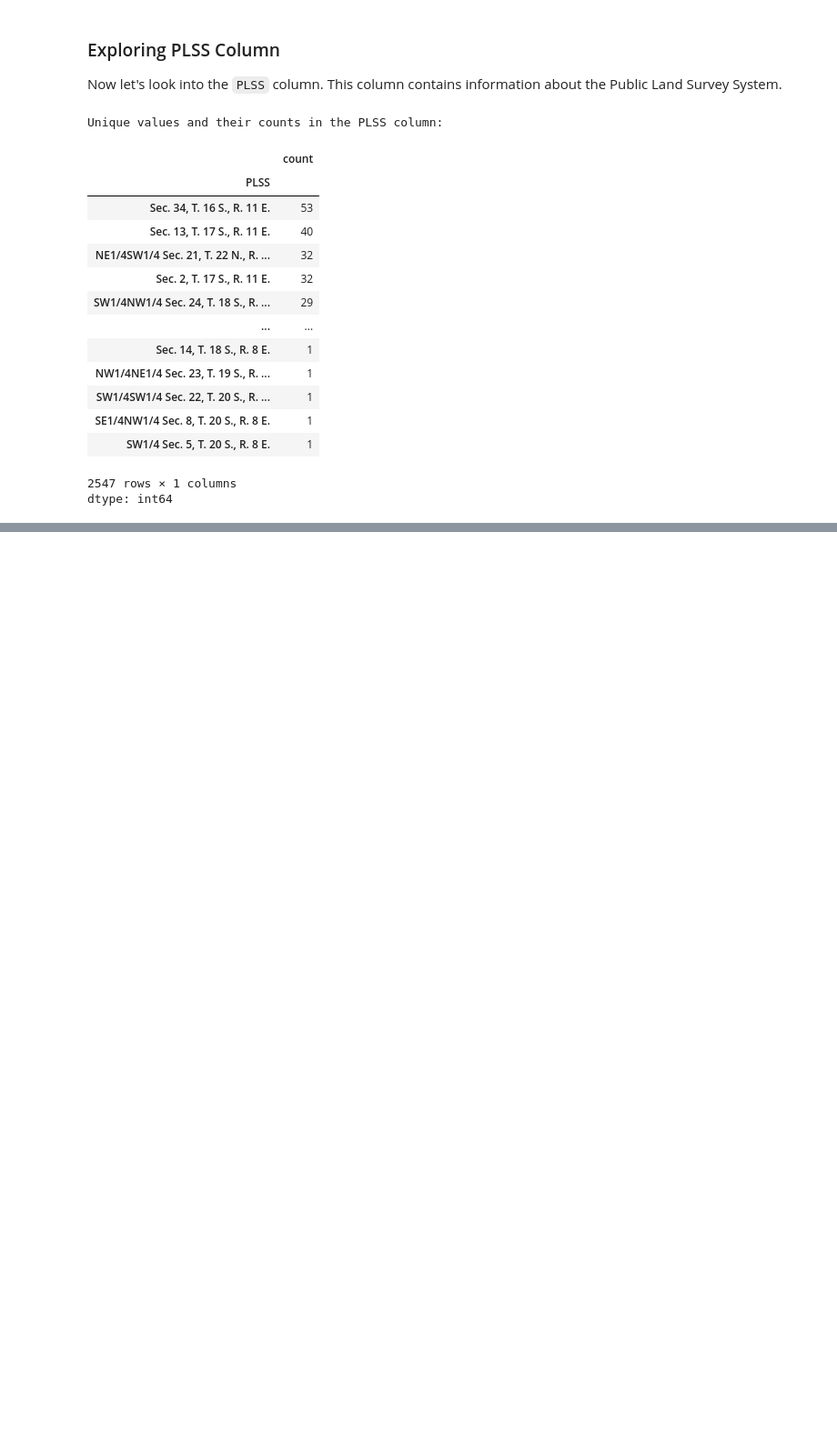
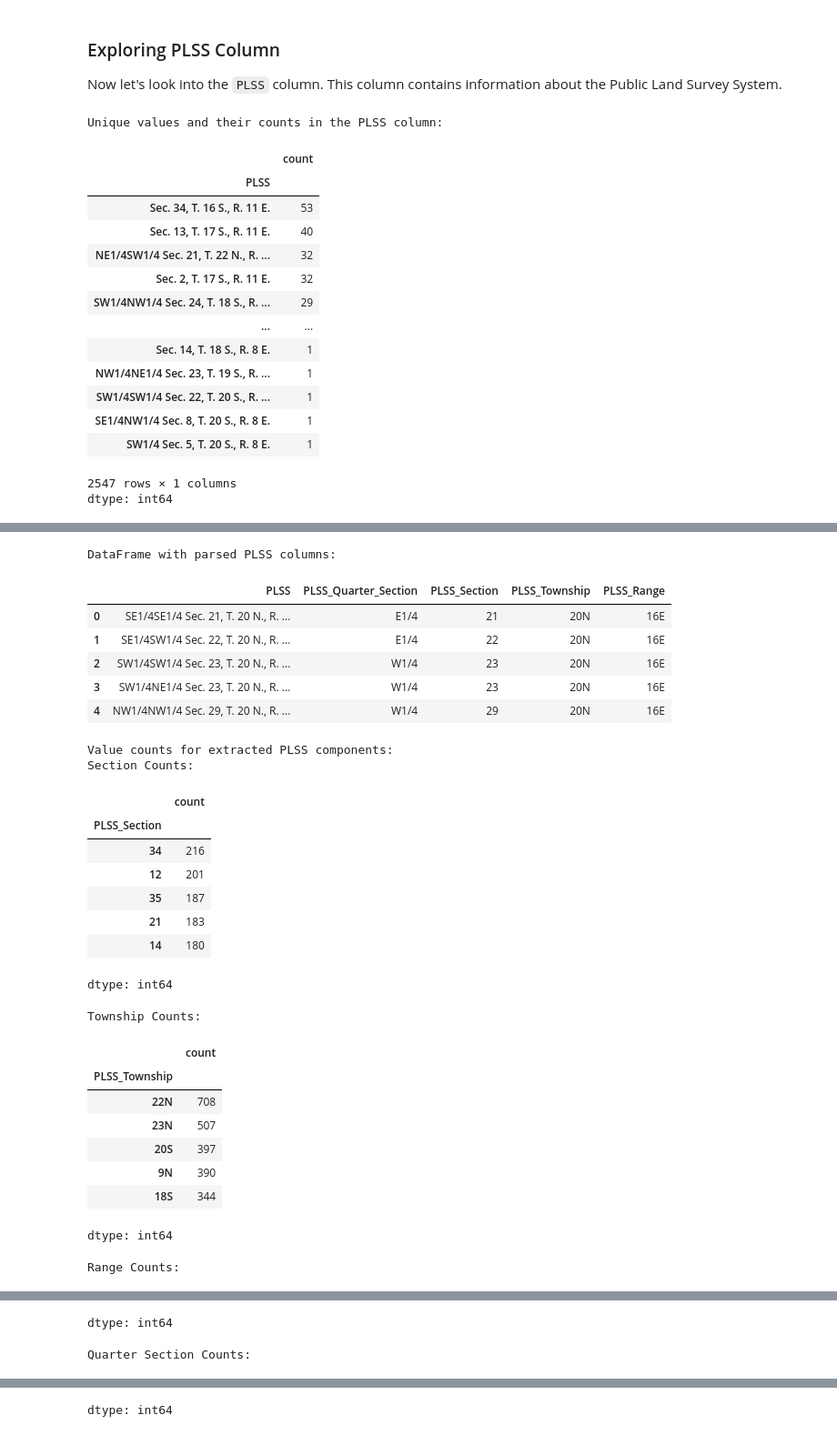
Before and after one commit to pallmallking/ALminerals, a Jupyter notebook: ALminerals.ipynb, the cells around one changed output, grey strips where cells are left out. Shown at 91% size. Cells and saved outputs as stored; diff of their text form; code cells hidden in the pictures; blank space fills up the shorter version.

```diff
--- a/ALminerals.ipynb
+++ b/ALminerals.ipynb
@@ -224,0 +246,76 @@ dtype: int64
+# %%
+import re
+
+def parse_plss(plss_str):
+    section = None
+    township = None
+    range_val = None
+    meridian = None # Added meridian
+
+    # Regex to capture Section, Township, Range, and optional Meridian
+    # This is a basic regex and might need adjustments based on the data's complexity
+    match = re.search(r'Sec\.?\s*(\d+).*T\.?\s*(\d+)\s*([NS]).*R\.?\s*(\d+)\s*([EW]).*', plss_str, re.IGNORECASE)
+    if match:
+        section = match.group(1)
+        township = match.group(2) + match.group(3) # Combine number and direction
+        range_val = match.group(4) + match.group(5) # Combine number and direction
+
+    # Additional regex to capture Quarter Sections (like NE1/4) if present
+    quarter_match = re.search(r'([NESW]1/4)([NESW]1/4)?', plss_str, re.IGNORECASE)
+    if quarter_match:
+        quarter_section = quarter_match.group(0) # Capture the whole quarter section part
+    else:
+        quarter_section = None
+
+
+    return quarter_section, section, township, range_val
+
+# Apply the function to the PLSS column and create new columns
+plss_parsed = df['PLSS'].apply(parse_plss)
+
+df['PLSS_Quarter_Section'] = plss_parsed.apply(lambda x: x[0])
+df['PLSS_Section'] = plss_parsed.apply(lambda x: x[1])
+df['PLSS_Township'] = plss_parsed.apply(lambda x: x[2])
+df['PLSS_Range'] = plss_parsed.apply(lambda x: x[3])
+
+
+print("DataFrame with parsed PLSS columns:")
+display(df[['PLSS', 'PLSS_Quarter_Section', 'PLSS_Section', 'PLSS_Township', 'PLSS_Range']].head())
+
+print("\nValue counts for extracted PLSS components:")
+print("Section Counts:")
+display(df['PLSS_Section'].value_counts().head())
+print("\nTownship Counts:")
+display(df['PLSS_Township'].value_counts().head())
+print("\nRange Counts:")
+display(df['PLSS_Range'].value_counts().head())
+print("\nQuarter Section Counts:")
+display(df['PLSS_Quarter_Section'].value_counts().head())
+# %% [output]
+DataFrame with parsed PLSS columns:
+|  | PLSS | PLSS_Quarter_Section | PLSS_Section | PLSS_Township | PLSS_Range |
+| 0 | SE1/4SE1/4 Sec. 21, T. 20 N., R. ... | E1/4 | 21 | 20N | 16E |
+| 1 | SE1/4SW1/4 Sec. 22, T. 20 N., R. ... | E1/4 | 22 | 20N | 16E |
+| 2 | SW1/4SW1/4 Sec. 23, T. 20 N., R. ... | W1/4 | 23 | 20N | 16E |
+| 3 | SW1/4NE1/4 Sec. 23, T. 20 N., R. ... | W1/4 | 23 | 20N | 16E |
+| 4 | NW1/4NW1/4 Sec. 29, T. 20 N., R. ... | W1/4 | 29 | 20N | 16E |
+Value counts for extracted PLSS components:
+Section Counts:
+|  | count |
+| PLSS_Section |  |
+| 34 | 216 |
+| 12 | 201 |
+| 35 | 187 |
+| 21 | 183 |
+| 14 | 180 |
+dtype: int64
+Township Counts:
+|  | count |
+| PLSS_Township |  |
+| 22N | 708 |
+| 23N | 507 |
+| 20S | 397 |
+| 9N | 390 |
+| 18S | 344 |
+dtype: int64
+Range Counts:
@@ -224,0 +329,2 @@ dtype: int64
+dtype: int64
+Quarter Section Counts:
@@ -224,0 +335 @@ dtype: int64
+dtype: int64
```
Also changed, not shown: parts of 5 cells of this notebook.
